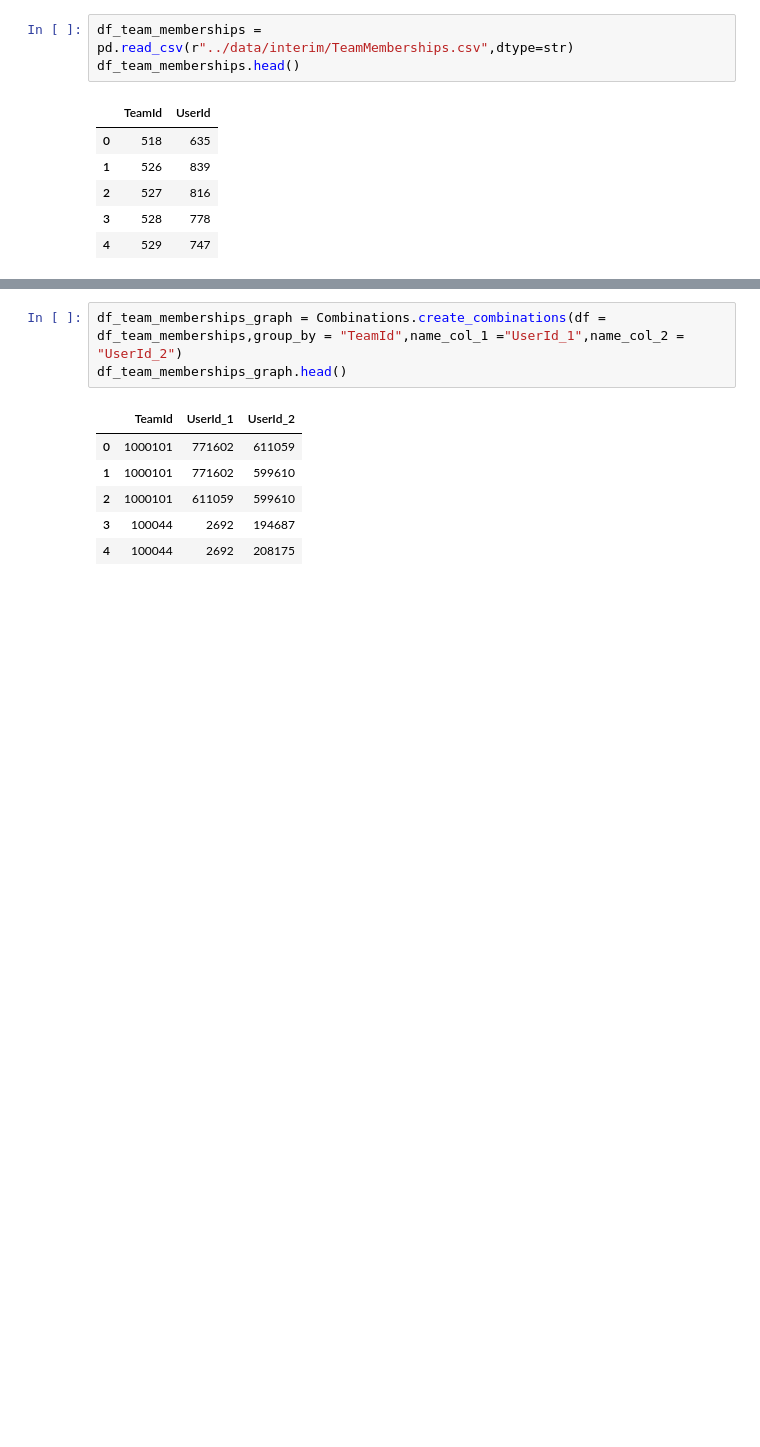
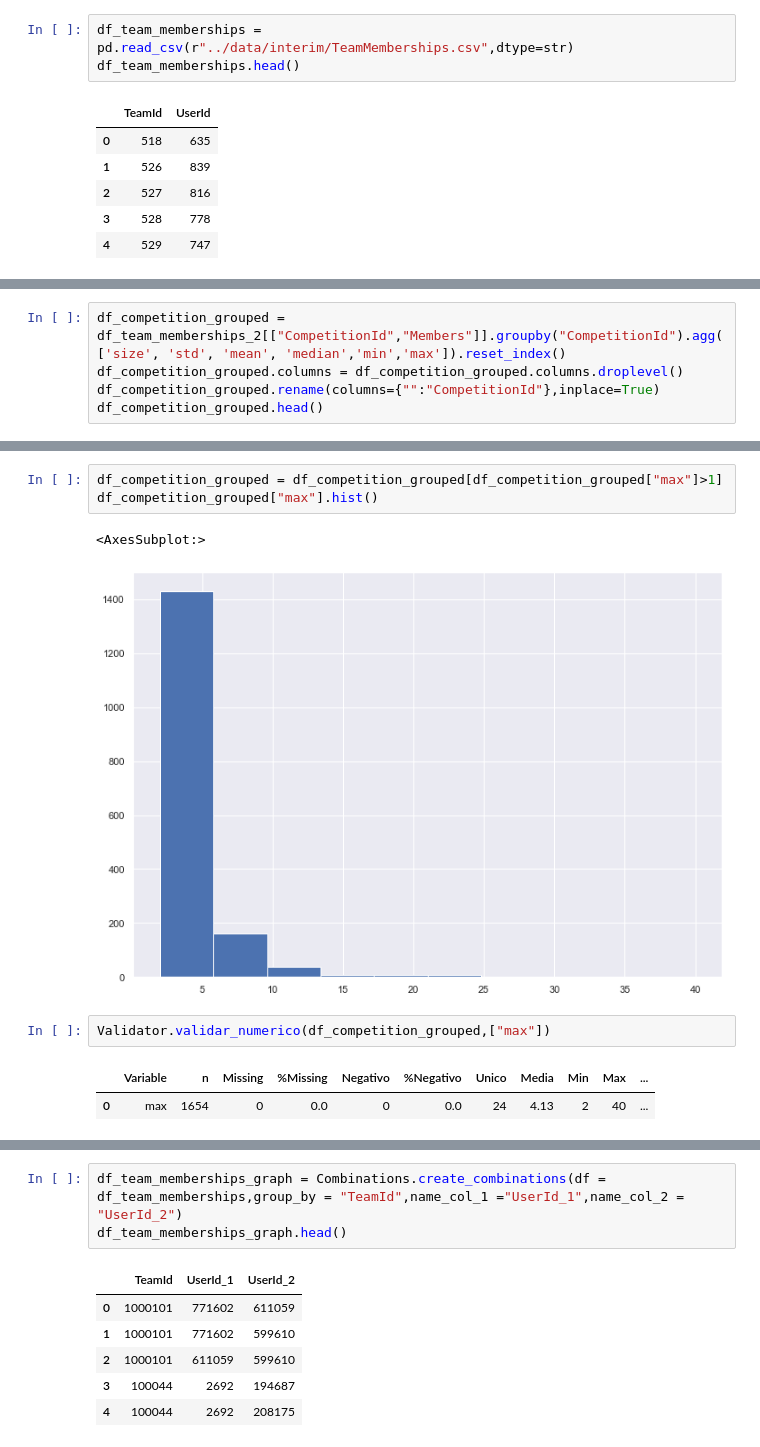
Before and after one commit to jsuasnabarh/kaggle-network-analysis, a Jupyter notebook: notebooks/03_NetworkBuilding.ipynb, the cells around one changed output, grey strips where cells are left out. Saved outputs shown, nothing was run; the diff lists cells and outputs as text; blank space fills up the shorter version.

```diff
--- a/notebooks/02_NetworkDataPreparation.ipynb
+++ b/notebooks/03_NetworkBuilding.ipynb
@@ -50,0 +114,5 @@ df_team_memberships.head()
+# %%
+df_competition_grouped = df_team_memberships_2[["CompetitionId","Members"]].groupby("CompetitionId").agg(['size', 'std', 'mean', 'median','min','max']).reset_index()
+df_competition_grouped.columns = df_competition_grouped.columns.droplevel()
+df_competition_grouped.rename(columns={"":"CompetitionId"},inplace=True)
+df_competition_grouped.head()
@@ -50,0 +126,11 @@ df_team_memberships.head()
+# %%
+df_competition_grouped = df_competition_grouped[df_competition_grouped["max"]>1]
+df_competition_grouped["max"].hist()
+# %% [output]
+<AxesSubplot:>
+[figure, added]
+# %%
+Validator.validar_numerico(df_competition_grouped,["max"])
+# %% [output]
+|  | Variable | n | Missing | %Missing | Negativo | %Negativo | Unico | Media | Min | Max | ... |
+| 0 | max | 1654 | 0 | 0.0 | 0 | 0.0 | 24 | 4.13 | 2 | 40 | ... |
```
Also changed, not shown: parts of 23 cells of this notebook, 9 other files.
